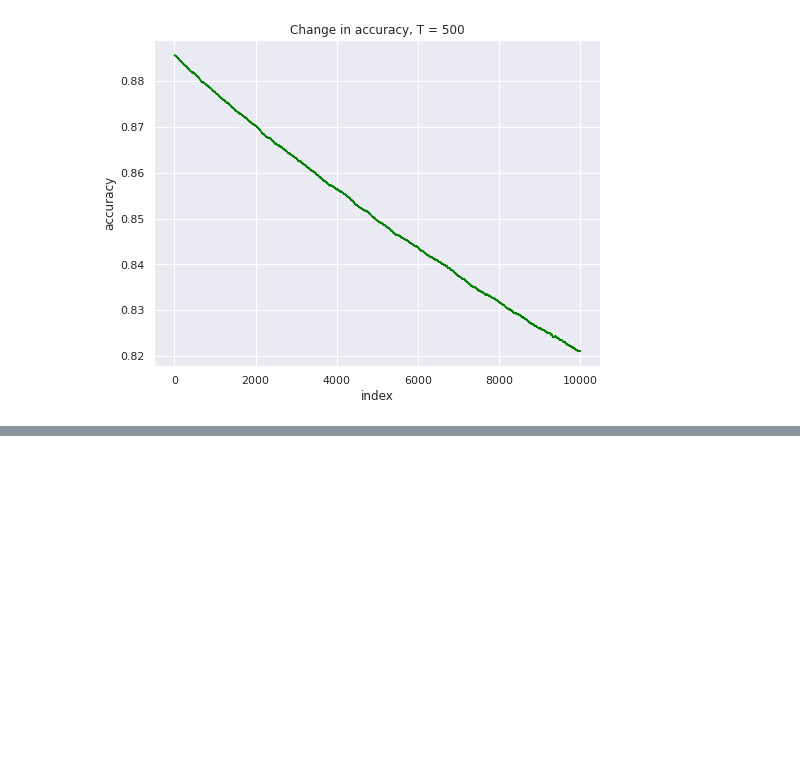
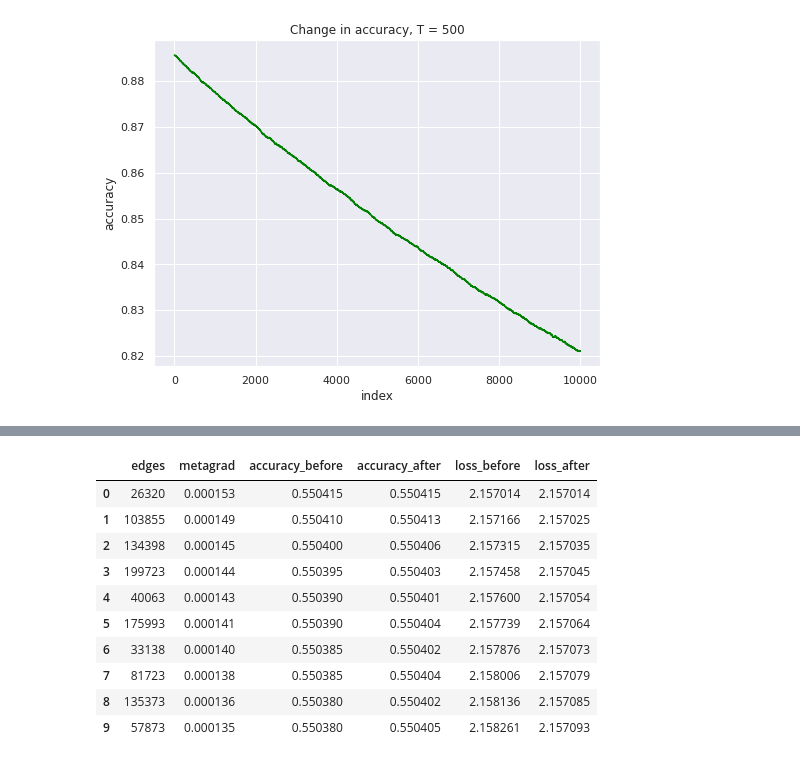
Before and after one commit to aravind-gk/RecSysAttack, a Jupyter notebook: meta.ipynb, the cells around one changed output, grey strips where cells are left out. Cells and saved outputs as stored; diff of their text form; code cells hidden in the pictures; blank space fills up the shorter version.

```diff
--- a/meta.ipynb
+++ b/meta.ipynb
@@ -349,0 +510,14 @@ plt.show()
+# %%
+perturbations
+# %% [output]
+|  | edges | metagrad | accuracy_before | accuracy_after | loss_before | loss_after |
+| 0 | 26320 | 0.000153 | 0.550415 | 0.550415 | 2.157014 | 2.157014 |
+| 1 | 103855 | 0.000149 | 0.550410 | 0.550413 | 2.157166 | 2.157025 |
+| 2 | 134398 | 0.000145 | 0.550400 | 0.550406 | 2.157315 | 2.157035 |
+| 3 | 199723 | 0.000144 | 0.550395 | 0.550403 | 2.157458 | 2.157045 |
+| 4 | 40063 | 0.000143 | 0.550390 | 0.550401 | 2.157600 | 2.157054 |
+| 5 | 175993 | 0.000141 | 0.550390 | 0.550404 | 2.157739 | 2.157064 |
+| 6 | 33138 | 0.000140 | 0.550385 | 0.550402 | 2.157876 | 2.157073 |
+| 7 | 81723 | 0.000138 | 0.550385 | 0.550404 | 2.158006 | 2.157079 |
+| 8 | 135373 | 0.000136 | 0.550380 | 0.550402 | 2.158136 | 2.157085 |
+| 9 | 57873 | 0.000135 | 0.550380 | 0.550405 | 2.158261 | 2.157093 |
```
Also changed, not shown: parts of 6 cells of this notebook.
